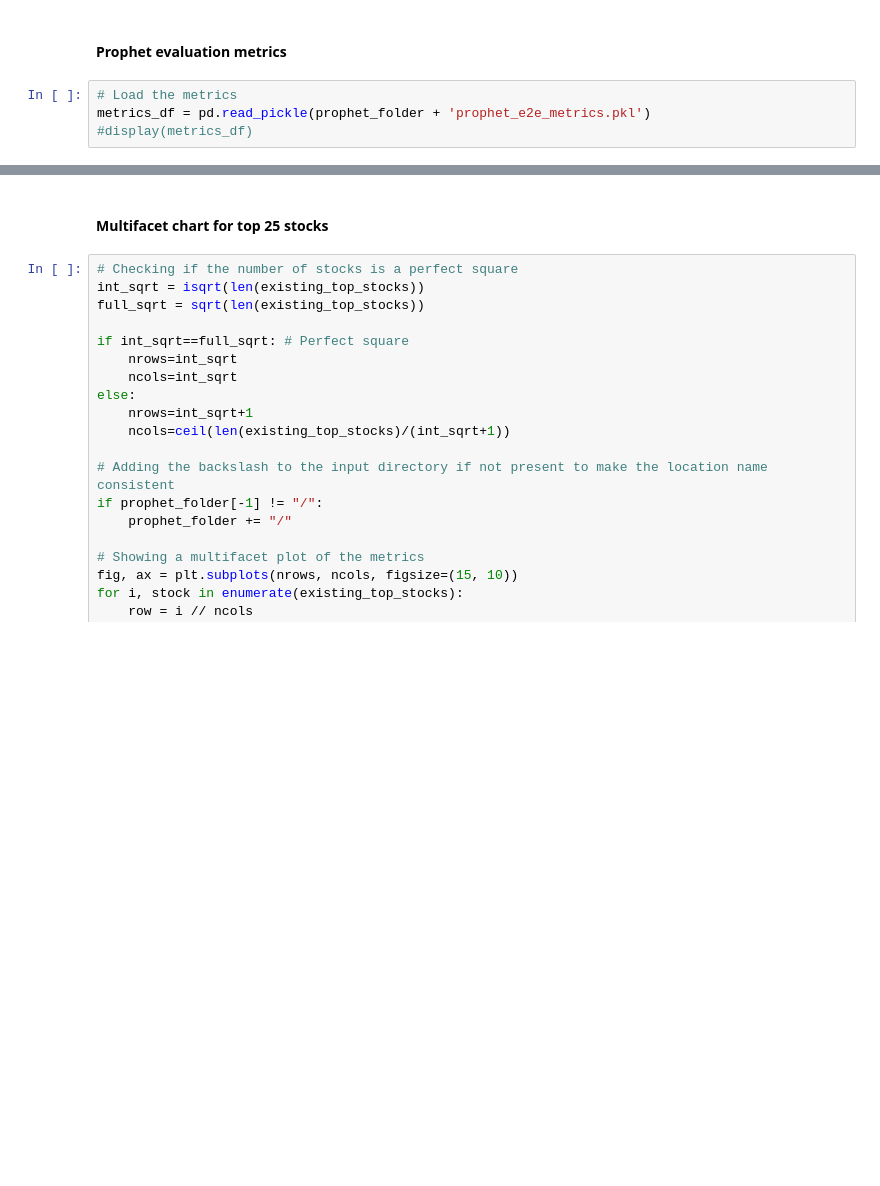
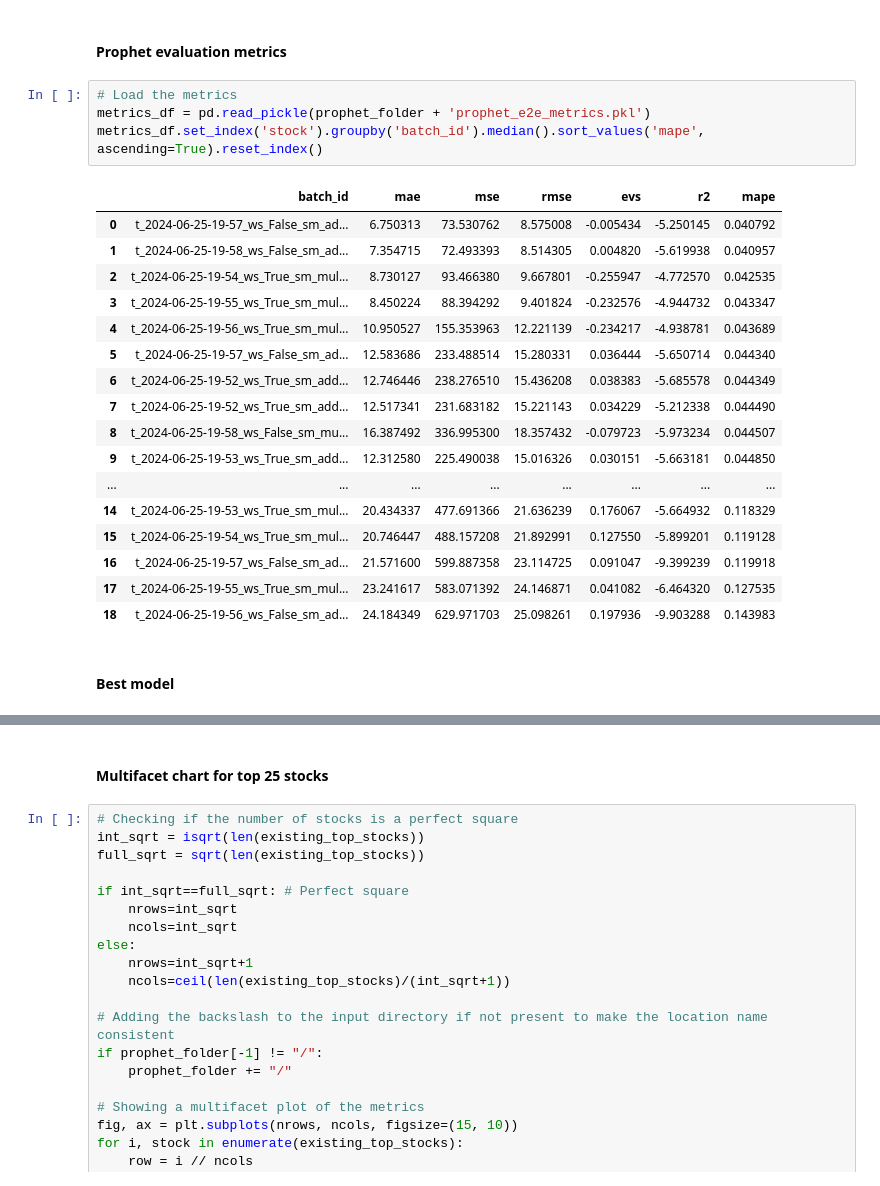
Before and after one commit to anuvrat-umich/siads_milestone2, a Jupyter notebook: src/supervised_ML.ipynb, the cells around one changed output, grey strips where cells are left out. Cells and saved outputs as stored; diff of their text form; blank space fills up the shorter version.

```diff
--- a/src/supervised_ML.ipynb
+++ b/src/supervised_ML.ipynb
@@ -150,4 +118,24 @@ Now predicting for: GOOG
 # %%
 # Load the metrics
 metrics_df = pd.read_pickle(prophet_folder + 'prophet_e2e_metrics.pkl')
-#display(metrics_df)
+metrics_df.set_index('stock').groupby('batch_id').median().sort_values('mape', ascending=True).reset_index()
+# %% [output]
+|  | batch_id | mae | mse | rmse | evs | r2 | mape |
+| 0 | t_2024-06-25-19-57_ws_False_sm_ad... | 6.750313 | 73.530762 | 8.575008 | -0.005434 | -5.250145 | 0.040792 |
+| 1 | t_2024-06-25-19-58_ws_False_sm_ad... | 7.354715 | 72.493393 | 8.514305 | 0.004820 | -5.619938 | 0.040957 |
+| 2 | t_2024-06-25-19-54_ws_True_sm_mul... | 8.730127 | 93.466380 | 9.667801 | -0.255947 | -4.772570 | 0.042535 |
+| 3 | t_2024-06-25-19-55_ws_True_sm_mul... | 8.450224 | 88.394292 | 9.401824 | -0.232576 | -4.944732 | 0.043347 |
+| 4 | t_2024-06-25-19-56_ws_True_sm_mul... | 10.950527 | 155.353963 | 12.221139 | -0.234217 | -4.938781 | 0.043689 |
+| 5 | t_2024-06-25-19-57_ws_False_sm_ad... | 12.583686 | 233.488514 | 15.280331 | 0.036444 | -5.650714 | 0.044340 |
+| 6 | t_2024-06-25-19-52_ws_True_sm_add... | 12.746446 | 238.276510 | 15.436208 | 0.038383 | -5.685578 | 0.044349 |
+| 7 | t_2024-06-25-19-52_ws_True_sm_add... | 12.517341 | 231.683182 | 15.221143 | 0.034229 | -5.212338 | 0.044490 |
+| 8 | t_2024-06-25-19-58_ws_False_sm_mu... | 16.387492 | 336.995300 | 18.357432 | -0.079723 | -5.973234 | 0.044507 |
+| 9 | t_2024-06-25-19-53_ws_True_sm_add... | 12.312580 | 225.490038 | 15.016326 | 0.030151 | -5.663181 | 0.044850 |
+| ... | ... | ... | ... | ... | ... | ... | ... |
+| 14 | t_2024-06-25-19-53_ws_True_sm_mul... | 20.434337 | 477.691366 | 21.636239 | 0.176067 | -5.664932 | 0.118329 |
+| 15 | t_2024-06-25-19-54_ws_True_sm_mul... | 20.746447 | 488.157208 | 21.892991 | 0.127550 | -5.899201 | 0.119128 |
+| 16 | t_2024-06-25-19-57_ws_False_sm_ad... | 21.571600 | 599.887358 | 23.114725 | 0.091047 | -9.399239 | 0.119918 |
+| 17 | t_2024-06-25-19-55_ws_True_sm_mul... | 23.241617 | 583.071392 | 24.146871 | 0.041082 | -6.464320 | 0.127535 |
+| 18 | t_2024-06-25-19-56_ws_False_sm_ad... | 24.184349 | 629.971703 | 25.098261 | 0.197936 | -9.903288 | 0.143983 |
+# %% [markdown]
+#### Best model
```
Also changed, not shown: parts of 7 cells of this notebook, 7 other files.
